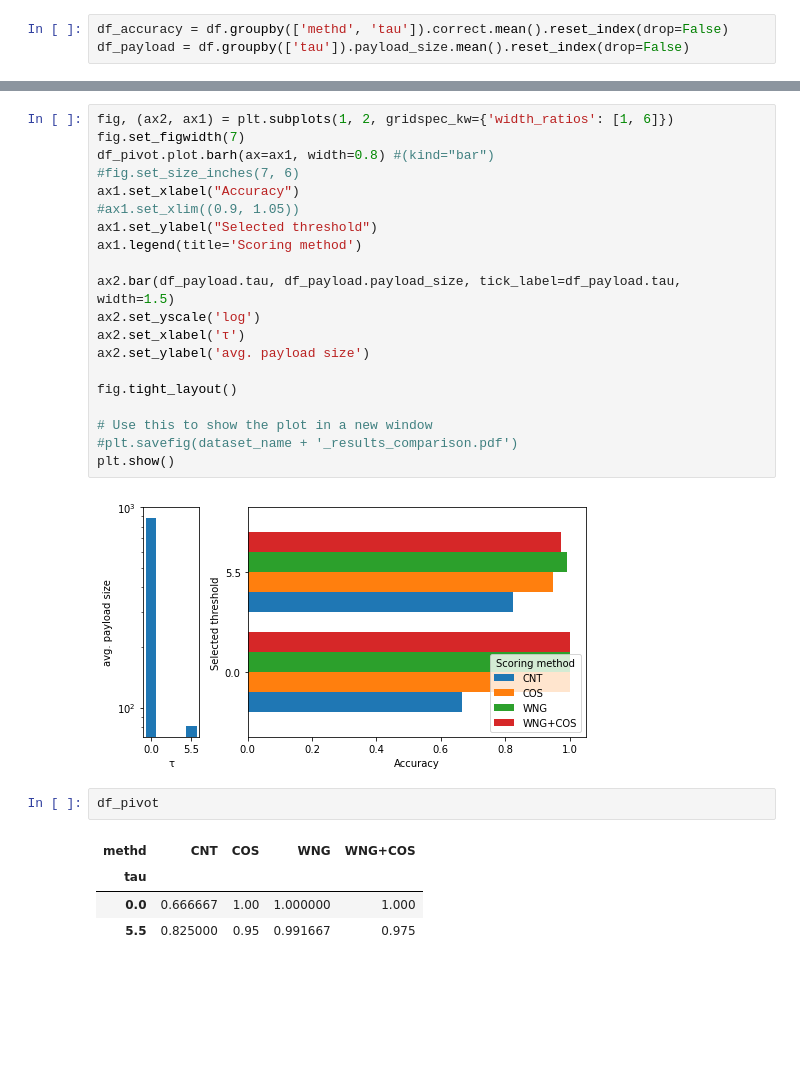
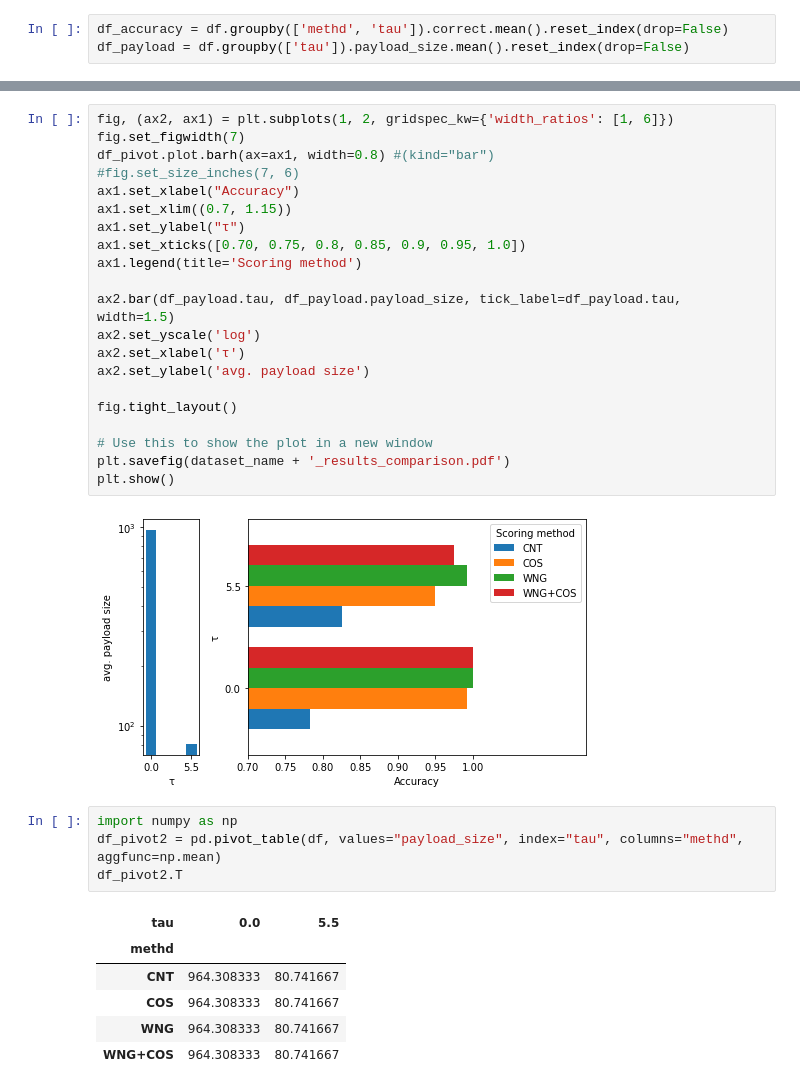
Before and after one commit to arthurtofani/icmc2021-fingerprinting-evaluation, a Jupyter notebook: notebook/comparisons.ipynb, the cells around one changed output, grey strips where cells are left out. Cells and saved outputs as stored; diff of their text form; blank space fills up the shorter version.

Commit message:
updated figures

```diff
--- a/notebook/comparisons.ipynb
+++ b/notebook/comparisons.ipynb
@@ -38,30 +30,35 @@ df_pivot.T
 # %%
 fig, (ax2, ax1) = plt.subplots(1, 2, gridspec_kw={'width_ratios': [1, 6]})
 fig.set_figwidth(7)
 df_pivot.plot.barh(ax=ax1, width=0.8) #(kind="bar")
 #fig.set_size_inches(7, 6)
 ax1.set_xlabel("Accuracy")
-#ax1.set_xlim((0.9, 1.05))
-ax1.set_ylabel("Selected threshold")
+ax1.set_xlim((0.7, 1.15))
+ax1.set_ylabel("τ")
+ax1.set_xticks([0.70, 0.75, 0.8, 0.85, 0.9, 0.95, 1.0])
 ax1.legend(title='Scoring method')
 
 ax2.bar(df_payload.tau, df_payload.payload_size, tick_label=df_payload.tau, width=1.5)
 ax2.set_yscale('log')
 ax2.set_xlabel('τ')
 ax2.set_ylabel('avg. payload size')
 
 fig.tight_layout()
 
 # Use this to show the plot in a new window
-#plt.savefig(dataset_name + '_results_comparison.pdf')
+plt.savefig(dataset_name + '_results_comparison.pdf')
 plt.show()
 # %% [output]
-[figure, old version]
+[figure, new version]
 # %%
-df_pivot
+import numpy as np
+df_pivot2 = pd.pivot_table(df, values="payload_size", index="tau", columns="methd", aggfunc=np.mean)
+df_pivot2.T
 # %% [output]
-| methd | CNT | COS | WNG | WNG+COS |
-| tau |  |  |  |  |
-| 0.0 | 0.666667 | 1.00 | 1.000000 | 1.000 |
-| 5.5 | 0.825000 | 0.95 | 0.991667 | 0.975 |
+| tau | 0.0 | 5.5 |
+| methd |  |  |
+| CNT | 964.308333 | 80.741667 |
+| COS | 964.308333 | 80.741667 |
+| WNG | 964.308333 | 80.741667 |
+| WNG+COS | 964.308333 | 80.741667 |
 # %%
```
Also changed, not shown: parts of 3 cells of this notebook, 10 other files.
